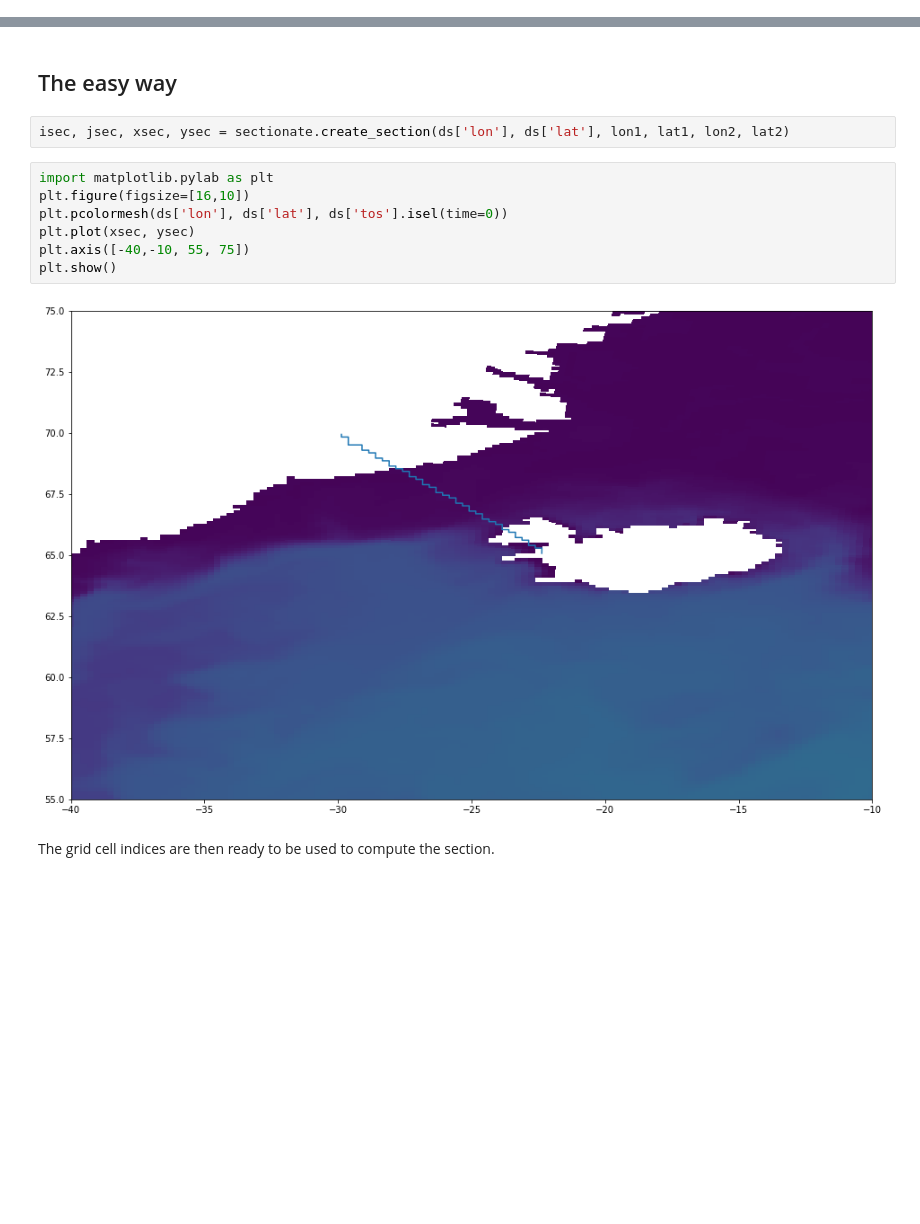
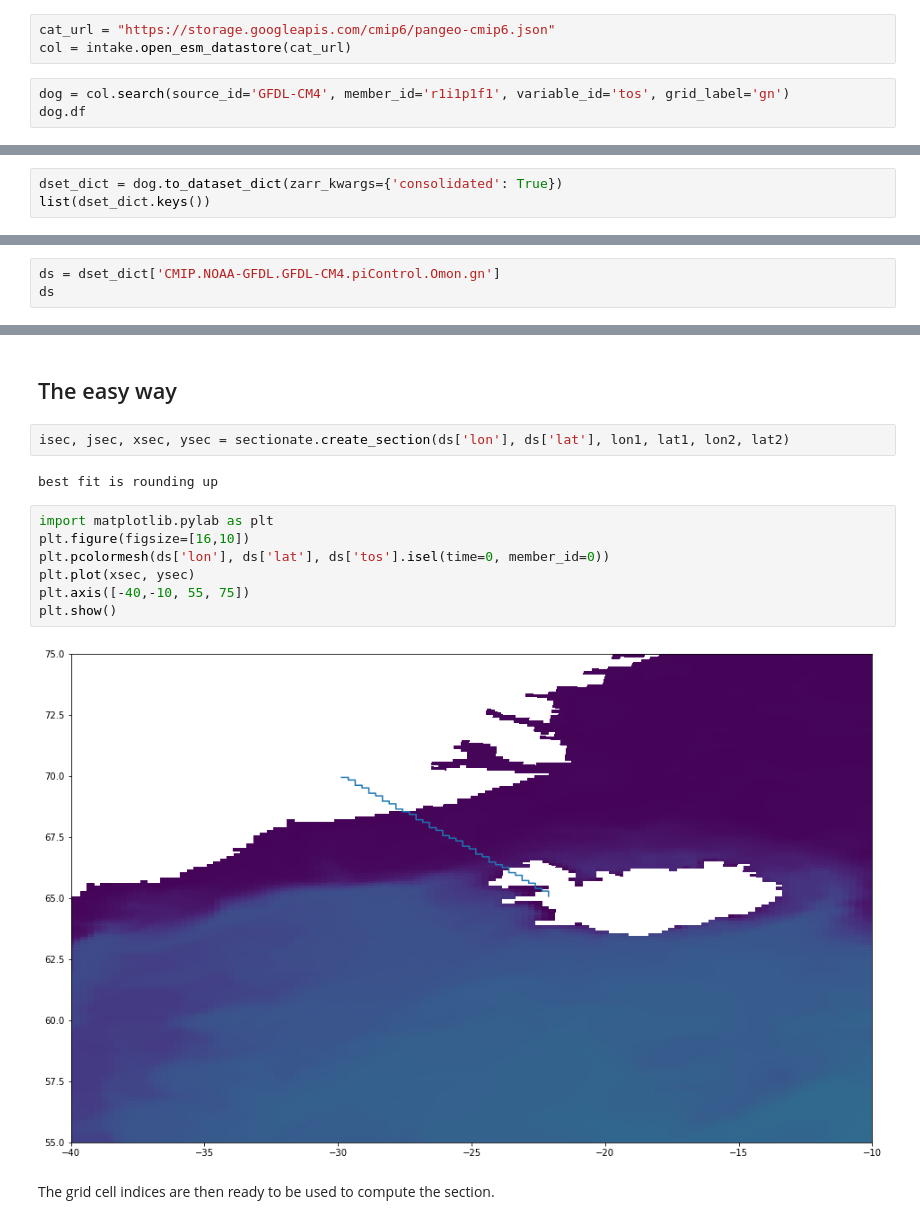
Before and after one commit to disandroa/sectionate, a Jupyter notebook: examples/example_mom6.ipynb, the cells around one changed output, grey strips where cells are left out. Saved outputs shown, nothing was run; the diff lists cells and outputs as text; blank space fills up the shorter version.

```diff
--- a/examples/example_mom6.ipynb
+++ b/examples/example_mom6.ipynb
@@ -9,0 +15,6 @@ ds = xr.open_dataset('/Users/raphael/STORAGE/MOM6/CMIP6/tos_Omon_GFDL-CM4_piCont
+# %%
+cat_url = "https://storage.googleapis.com/cmip6/pangeo-cmip6.json"
+col = intake.open_esm_datastore(cat_url)
+# %%
+dog = col.search(source_id='GFDL-CM4', member_id='r1i1p1f1', variable_id='tos', grid_label='gn')
+dog.df
@@ -9,0 +33,3 @@ ds = xr.open_dataset('/Users/raphael/STORAGE/MOM6/CMIP6/tos_Omon_GFDL-CM4_piCont
+# %%
+dset_dict = dog.to_dataset_dict(zarr_kwargs={'consolidated': True})
+list(dset_dict.keys())
@@ -9,0 +49,3 @@ ds = xr.open_dataset('/Users/raphael/STORAGE/MOM6/CMIP6/tos_Omon_GFDL-CM4_piCont
+# %%
+ds = dset_dict['CMIP.NOAA-GFDL.GFDL-CM4.piControl.Omon.gn']
+ds
@@ -15,15 +155,17 @@ lon2 = -22 ; lat2 = 65
 ## The easy way
 # %%
 isec, jsec, xsec, ysec = sectionate.create_section(ds['lon'], ds['lat'], lon1, lat1, lon2, lat2)
+# %% [output]
+best fit is rounding up
 # %%
 import matplotlib.pylab as plt
 plt.figure(figsize=[16,10])
-plt.pcolormesh(ds['lon'], ds['lat'], ds['tos'].isel(time=0))
+plt.pcolormesh(ds['lon'], ds['lat'], ds['tos'].isel(time=0, member_id=0))
 plt.plot(xsec, ysec)
 plt.axis([-40,-10, 55, 75])
 plt.show()
 # %% [output]
-[figure, old version]
+[figure, new version]
 # %% [markdown]
 The grid cell indices are then ready to be used to compute the section.
 # %% [markdown]
```
Also changed, not shown: parts of 6 cells of this notebook, 3 other files.
